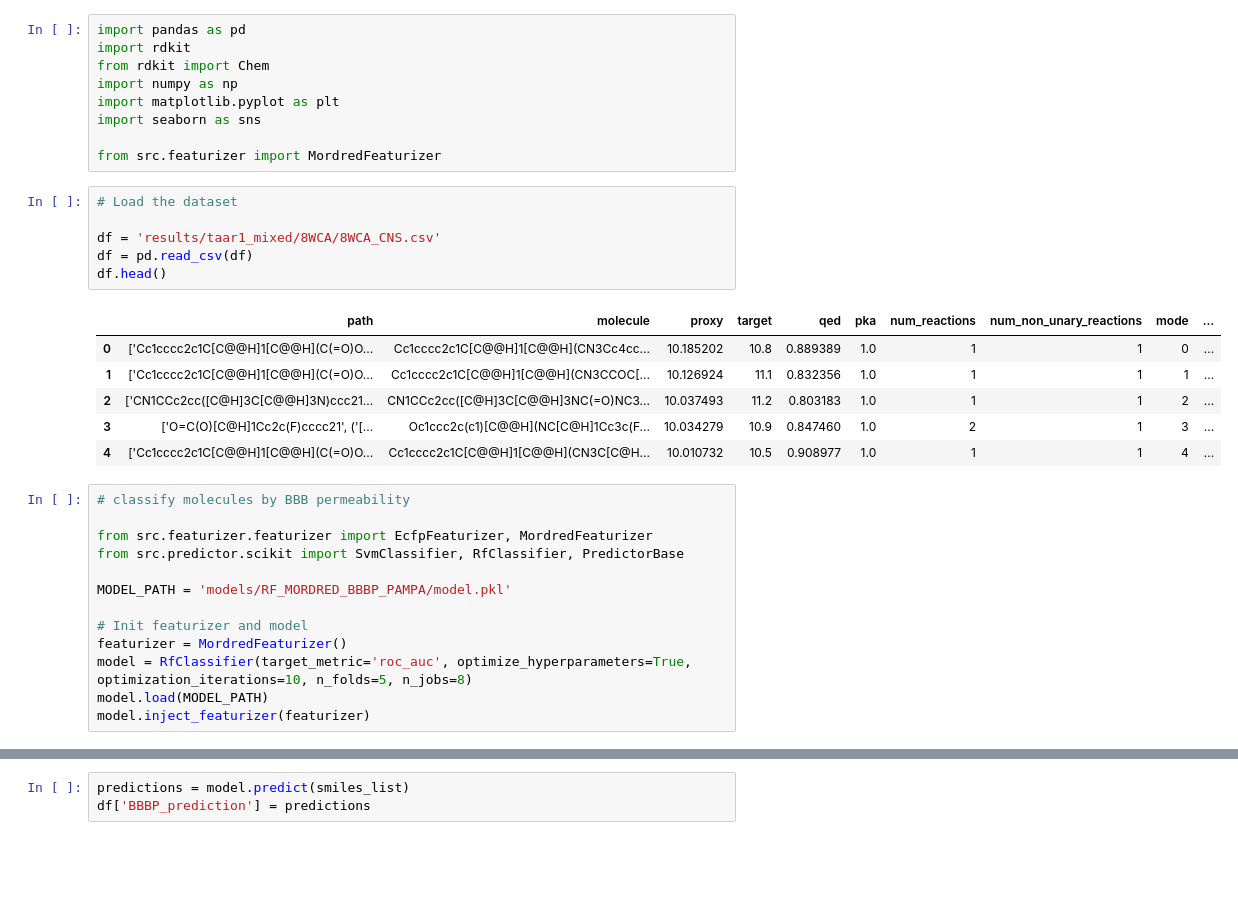
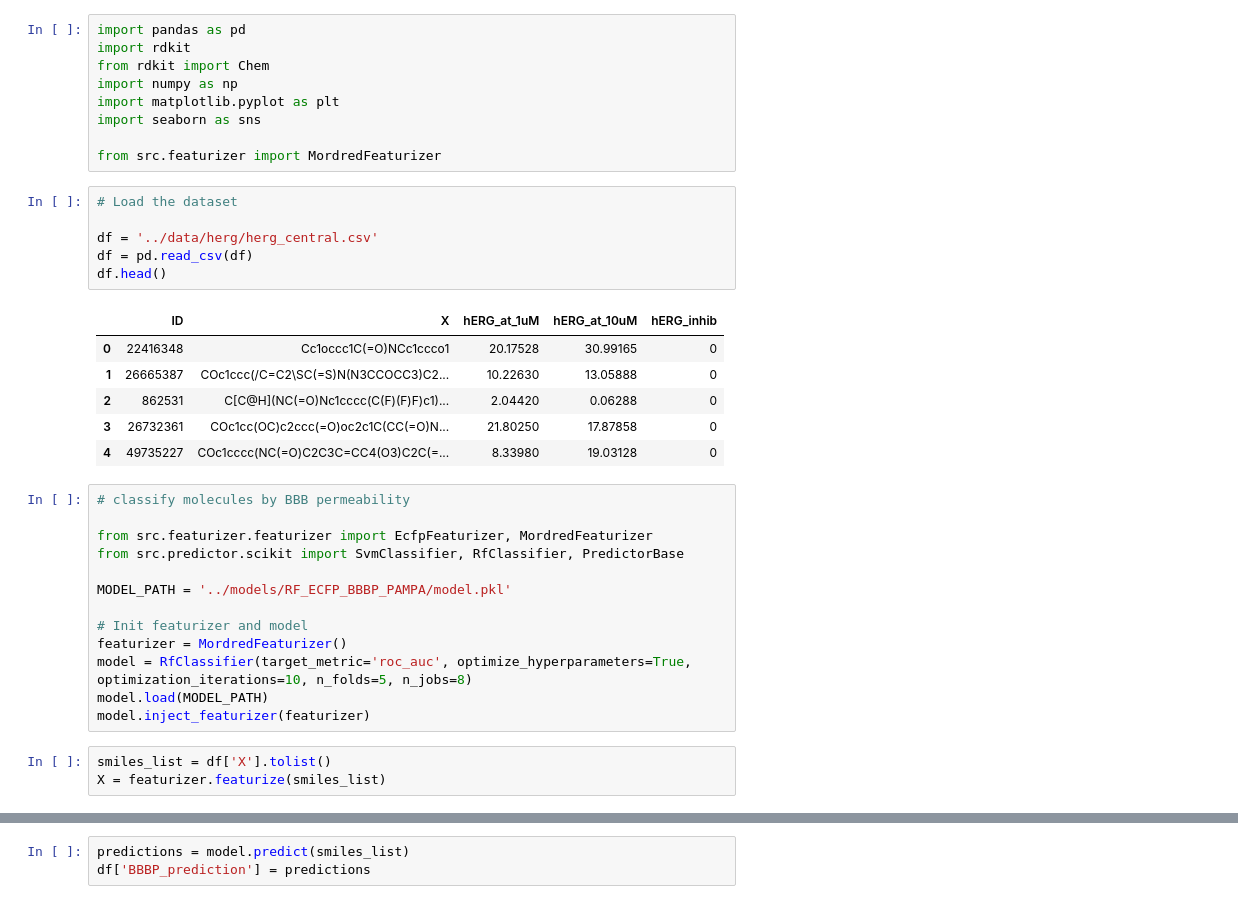
Before and after one commit to hubertrybka/admet-xspec, a Jupyter notebook: notebooks/BBBP_preview.ipynb, the cells around one changed output, grey strips where cells are left out. Drawn from its saved outputs; the diff is of its cells as text; blank space fills up the shorter version.

```diff
--- a/notebooks/BBBP_preview.ipynb
+++ b/notebooks/BBBP_preview.ipynb
@@ -10,26 +10,29 @@ from src.featurizer import MordredFeaturizer
 # %%
 # Load the dataset
 
-df = 'results/taar1_mixed/8WCA/8WCA_CNS.csv'
+df = '../data/herg/herg_central.csv'
 df = pd.read_csv(df)
 df.head()
 # %% [output]
-|  | path | molecule | proxy | target | qed | pka | num_reactions | num_non_unary_reactions | mode | ... |
-| 0 | ['Cc1cccc2c1C[C@@H]1[C@@H](C(=O)O... | Cc1cccc2c1C[C@@H]1[C@@H](CN3Cc4cc... | 10.185202 | 10.8 | 0.889389 | 1.0 | 1 | 1 | 0 | ... |
-| 1 | ['Cc1cccc2c1C[C@@H]1[C@@H](C(=O)O... | Cc1cccc2c1C[C@@H]1[C@@H](CN3CCOC[... | 10.126924 | 11.1 | 0.832356 | 1.0 | 1 | 1 | 1 | ... |
-| 2 | ['CN1CCc2cc([C@H]3C[C@@H]3N)ccc21... | CN1CCc2cc([C@H]3C[C@@H]3NC(=O)NC3... | 10.037493 | 11.2 | 0.803183 | 1.0 | 1 | 1 | 2 | ... |
-| 3 | ['O=C(O)[C@H]1Cc2c(F)cccc21', ('[... | Oc1ccc2c(c1)[C@@H](NC[C@H]1Cc3c(F... | 10.034279 | 10.9 | 0.847460 | 1.0 | 2 | 1 | 3 | ... |
-| 4 | ['Cc1cccc2c1C[C@@H]1[C@@H](C(=O)O... | Cc1cccc2c1C[C@@H]1[C@@H](CN3C[C@H... | 10.010732 | 10.5 | 0.908977 | 1.0 | 1 | 1 | 4 | ... |
+|  | ID | X | hERG_at_1uM | hERG_at_10uM | hERG_inhib |
+| 0 | 22416348 | Cc1occc1C(=O)NCc1ccco1 | 20.17528 | 30.99165 | 0 |
+| 1 | 26665387 | COc1ccc(/C=C2\SC(=S)N(N3CCOCC3)C2... | 10.22630 | 13.05888 | 0 |
+| 2 | 862531 | C[C@H](NC(=O)Nc1cccc(C(F)(F)F)c1)... | 2.04420 | 0.06288 | 0 |
+| 3 | 26732361 | COc1cc(OC)c2ccc(=O)oc2c1C(CC(=O)N... | 21.80250 | 17.87858 | 0 |
+| 4 | 49735227 | COc1cccc(NC(=O)C2C3C=CC4(O3)C2C(=... | 8.33980 | 19.03128 | 0 |
 # %%
 # classify molecules by BBB permeability
 
 from src.featurizer.featurizer import EcfpFeaturizer, MordredFeaturizer
 from src.predictor.scikit import SvmClassifier, RfClassifier, PredictorBase
 
-MODEL_PATH = 'models/RF_MORDRED_BBBP_PAMPA/model.pkl'
+MODEL_PATH = '../models/RF_ECFP_BBBP_PAMPA/model.pkl'
 
 # Init featurizer and model
 featurizer = MordredFeaturizer()
 model = RfClassifier(target_metric='roc_auc', optimize_hyperparameters=True, optimization_iterations=10, n_folds=5, n_jobs=8)
 model.load(MODEL_PATH)
 model.inject_featurizer(featurizer)
+# %%
+smiles_list = df['X'].tolist()
+X = featurizer.featurize(smiles_list)
```
Also changed, not shown: parts of 2 cells of this notebook, 4 other files.
